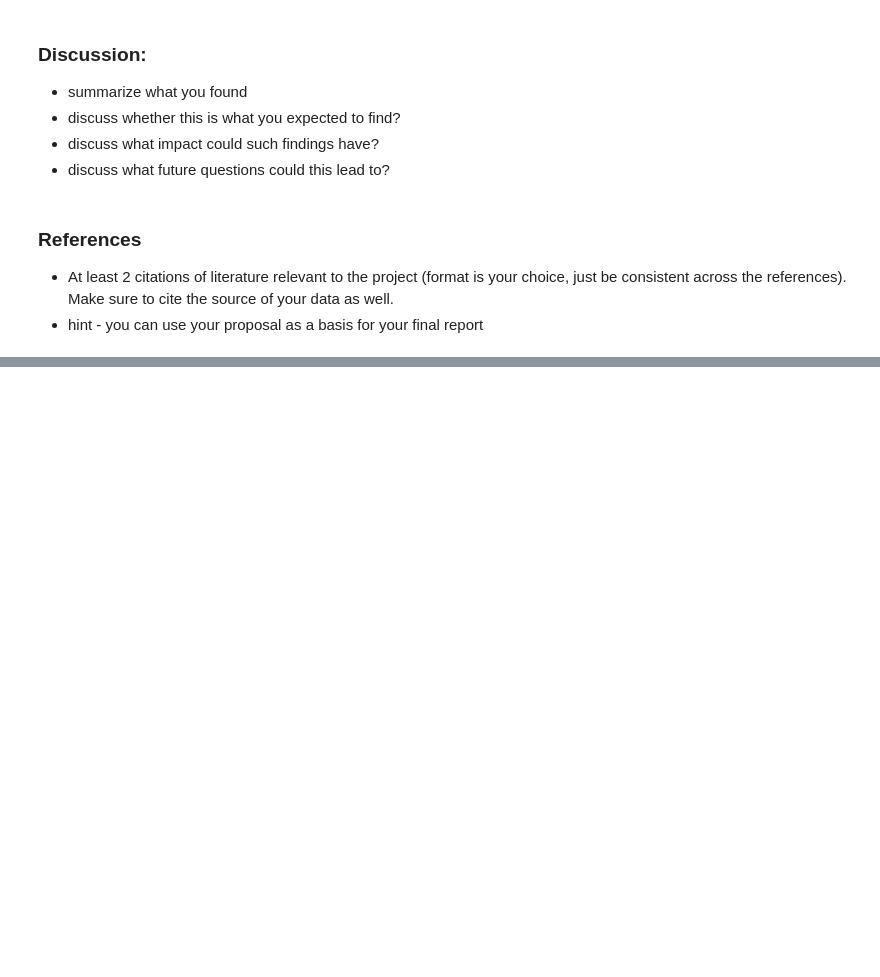
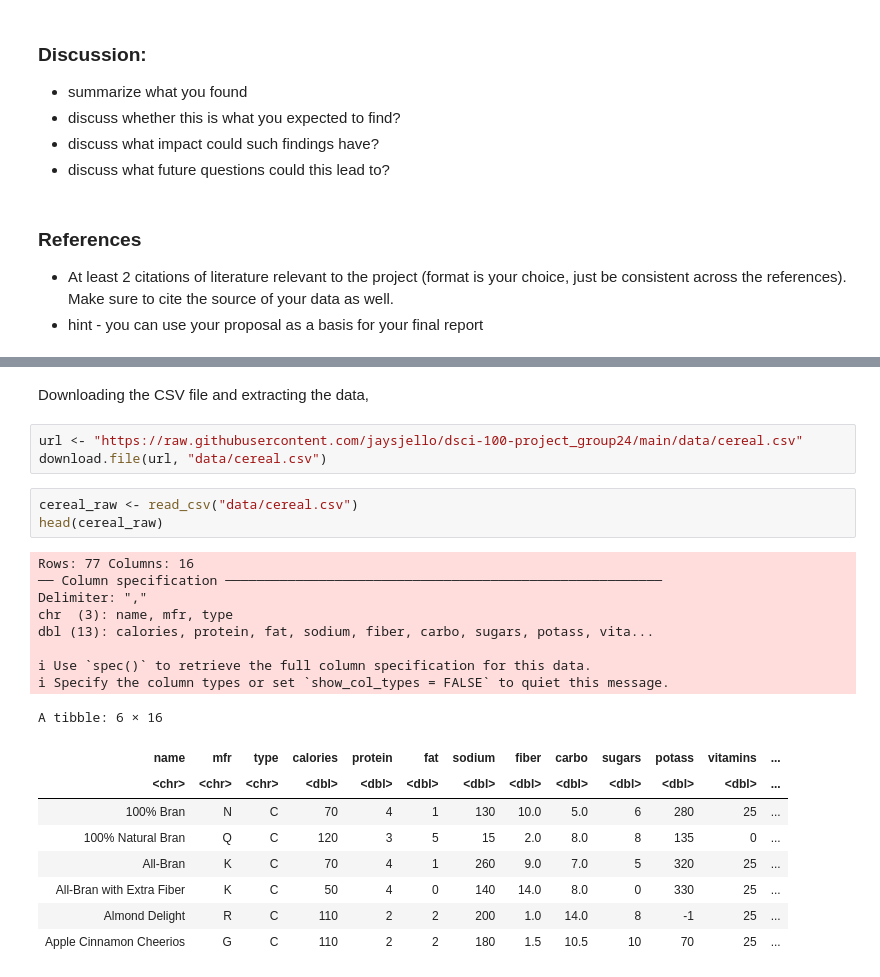
Before and after one commit to jaysjello/dsci-100-project_group24, a Jupyter notebook: change_name.ipynb, the cells around one changed output, grey strips where cells are left out. Drawn from its saved outputs; the diff is of its cells as text; blank space fills up the shorter version.

```diff
--- a/change_name.ipynb
+++ b/change_name.ipynb
@@ -298,0 +75,26 @@ A tibble: 5 × 10
+# %% [markdown]
+Downloading the CSV file and extracting the data,
+# %%
+url <- "https://raw.githubusercontent.com/jaysjello/dsci-100-project_group24/main/data/cereal.csv"
+download.file(url, "data/cereal.csv")
+# %%
+cereal_raw <- read_csv("data/cereal.csv")
+head(cereal_raw)
+# %% [output]
+Rows: 77 Columns: 16
+── Column specification ────────────────────────────────────────────────────────
+Delimiter: ","
+chr  (3): name, mfr, type
+dbl (13): calories, protein, fat, sodium, fiber, carbo, sugars, potass, vita...
+
+ℹ Use `spec()` to retrieve the full column specification for this data.
+ℹ Specify the column types or set `show_col_types = FALSE` to quiet this message.
+A tibble: 6 × 16
+| name | mfr | type | calories | protein | fat | sodium | fiber | carbo | sugars | potass | vitamins | ... |
+| <chr> | <chr> | <chr> | <dbl> | <dbl> | <dbl> | <dbl> | <dbl> | <dbl> | <dbl> | <dbl> | <dbl> | ... |
+| 100% Bran | N | C | 70 | 4 | 1 | 130 | 10.0 | 5.0 | 6 | 280 | 25 | ... |
+| 100% Natural Bran | Q | C | 120 | 3 | 5 | 15 | 2.0 | 8.0 | 8 | 135 | 0 | ... |
+| All-Bran | K | C | 70 | 4 | 1 | 260 | 9.0 | 7.0 | 5 | 320 | 25 | ... |
+| All-Bran with Extra Fiber | K | C | 50 | 4 | 0 | 140 | 14.0 | 8.0 | 0 | 330 | 25 | ... |
+| Almond Delight | R | C | 110 | 2 | 2 | 200 | 1.0 | 14.0 | 8 | -1 | 25 | ... |
+| Apple Cinnamon Cheerios | G | C | 110 | 2 | 2 | 180 | 1.5 | 10.5 | 10 | 70 | 25 | ... |
```
Also changed, not shown: parts of 58 cells of this notebook, 1 other file.
